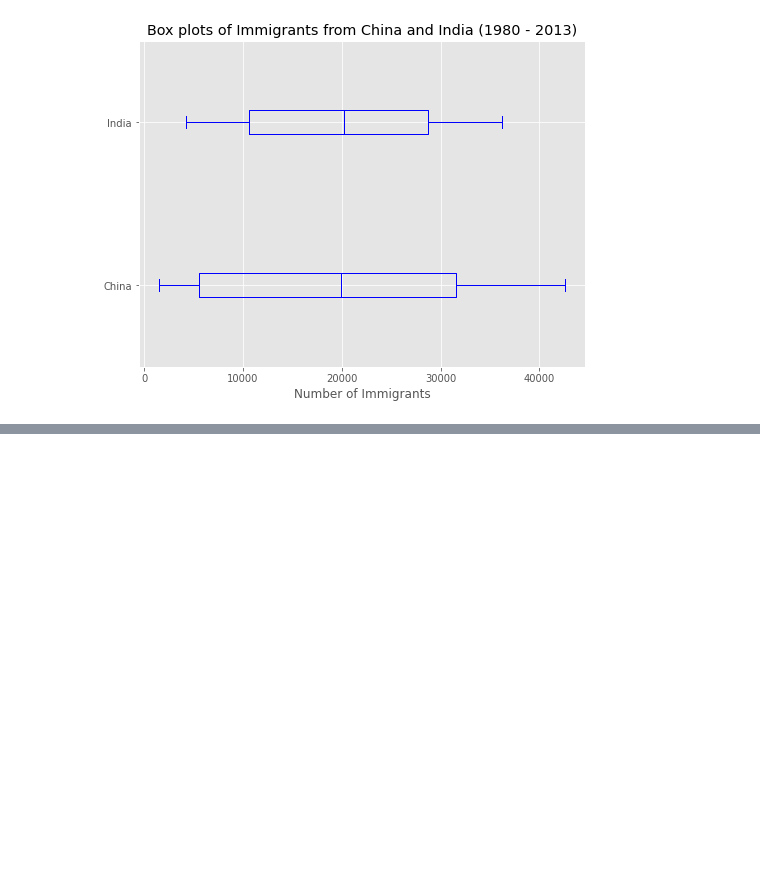
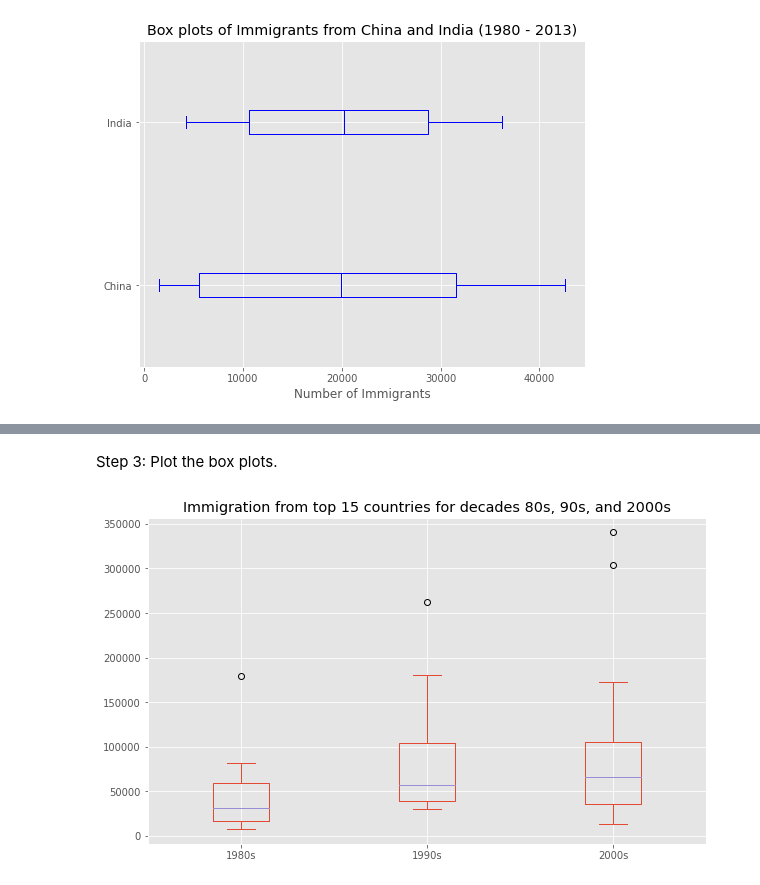
Before and after one commit to Chikang-Song/Taught_Code_Myself, a Jupyter notebook: Data_Visualization_with_Python/03 Pie Charts, Box Plots, Scatter Plots, and Bubble Plots.ipynb, the cells around one changed output, grey strips where cells are left out. Cells and saved outputs as stored; diff of their text form; code cells hidden in the pictures; blank space fills up the shorter version.

```diff
--- a/Data_Visualization_with_Python/03 Pie Charts, Box Plots, Scatter Plots, and Bubble Plots.ipynb
+++ b/Data_Visualization_with_Python/03 Pie Charts, Box Plots, Scatter Plots, and Bubble Plots.ipynb
@@ -355,0 +397,2 @@ Where
+# %%
+top_15 = df_can.sort_values(by='Total', ascending=False).head(15)
@@ -355,0 +405,11 @@ Where
+# %%
+yr_80s = list(map(str, range(1980, 1990)))
+yr_90s = list(map(str, range(1990, 2000)))
+yr_00s = list(map(str, range(2000, 2010)))
+
+sum_80s = top_15[yr_80s].sum(axis=1)
+sum_90s = top_15[yr_90s].sum(axis=1)
+sum_00s = top_15[yr_00s].sum(axis=1)
+
+# merge the three series into a new data frame
+new_df = pd.concat([sum_80s, sum_90s, sum_00s], axis=1, keys=['1980s','1990s','2000s'])
@@ -355,0 +430,8 @@ Where
+# %% [markdown]
+Step 3: Plot the box plots.
+# %%
+new_df.plot(kind='box', figsize=(10, 6))
+plt.title('Immigration from top 15 countries for decades 80s, 90s, and 2000s')
+plt.show()
+# %% [output]
+[figure, added]
```
Also changed, not shown: parts of 41 cells of this notebook.
